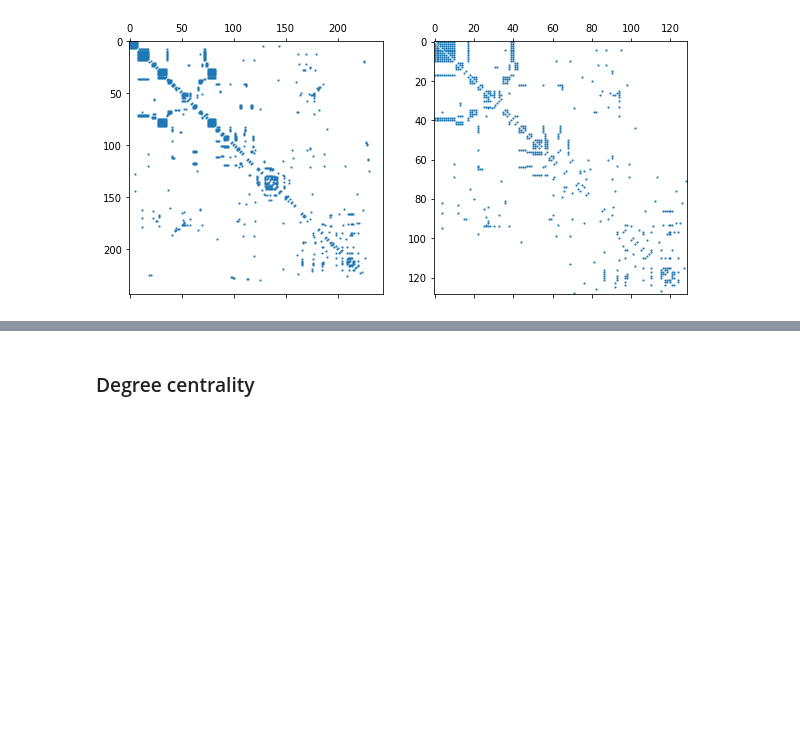
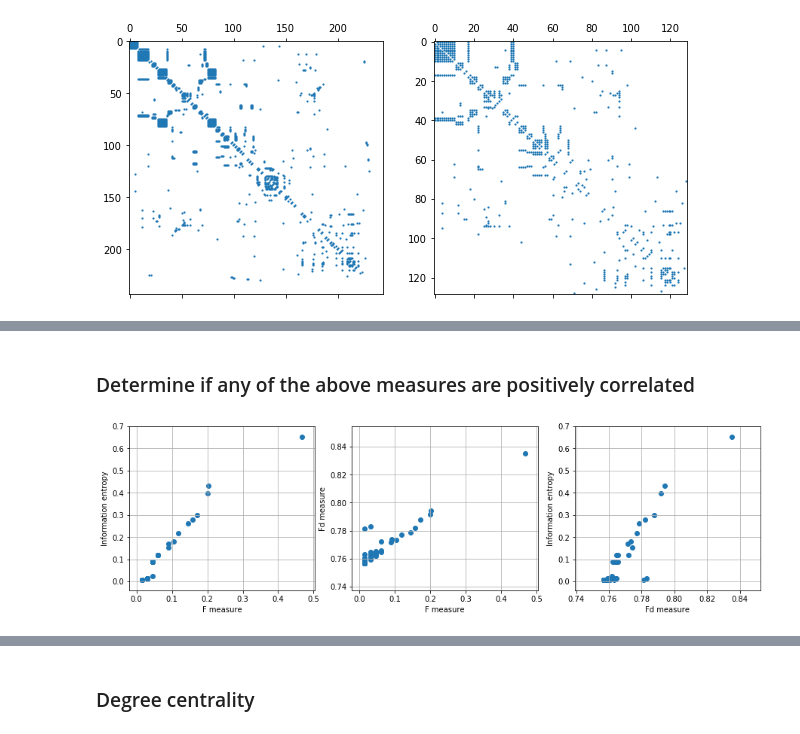
Before and after one commit to Kakavand/EPFL-antiterrorAssignment, a Jupyter notebook: project/give_names_tonodes.ipynb, the cells around one changed output, grey strips where cells are left out. Saved outputs shown, nothing was run; the diff lists cells and outputs as text; code cells hidden in the pictures; blank space fills up the shorter version.

```diff
--- a/project/give_names_tonodes.ipynb
+++ b/project/give_names_tonodes.ipynb
@@ -127,0 +303,26 @@ Each node shall be described by its:
+# %% [markdown]
+### Determine if any of the above measures are positively correlated
+# %%
+# Note that the measures are all positively correlated
+fig = plt.figure(figsize=(15,4))
+
+ax1 = fig.add_subplot(131)
+ax1.scatter(F, entropy)
+ax1.set_xlabel("F measure")
+ax1.set_ylabel("Information entropy")
+
+ax2 = fig.add_subplot(132)
+ax2.scatter(F, Fd)
+ax2.set_xlabel("F measure")
+ax2.set_ylabel("Fd measure")
+
+ax3 = fig.add_subplot(133)
+ax3.scatter(Fd, entropy)
+ax3.set_xlabel("Fd measure")
+ax3.set_ylabel("Information entropy")
+
+ax1.grid()
+ax2.grid()
+ax3.grid()
+# %% [output]
+[figure, added]
```
Also changed, not shown: parts of 14 cells of this notebook, 1 other file.
